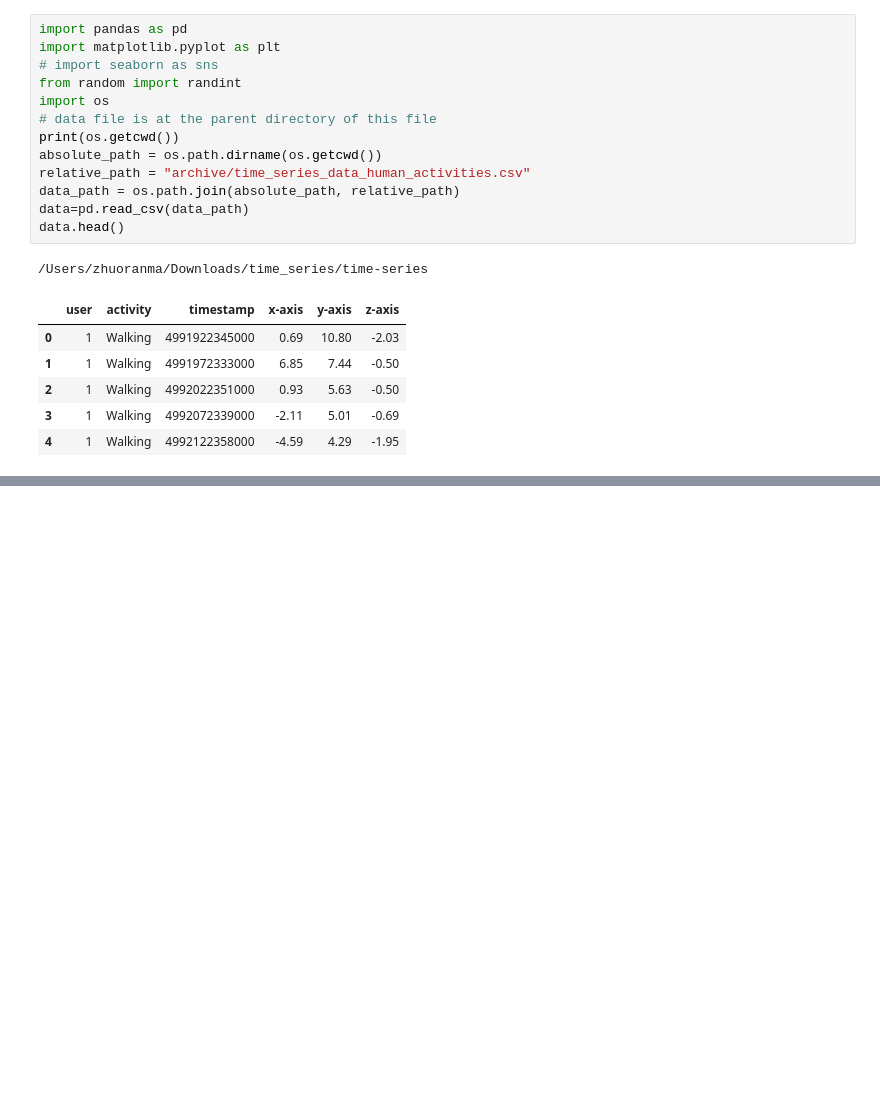
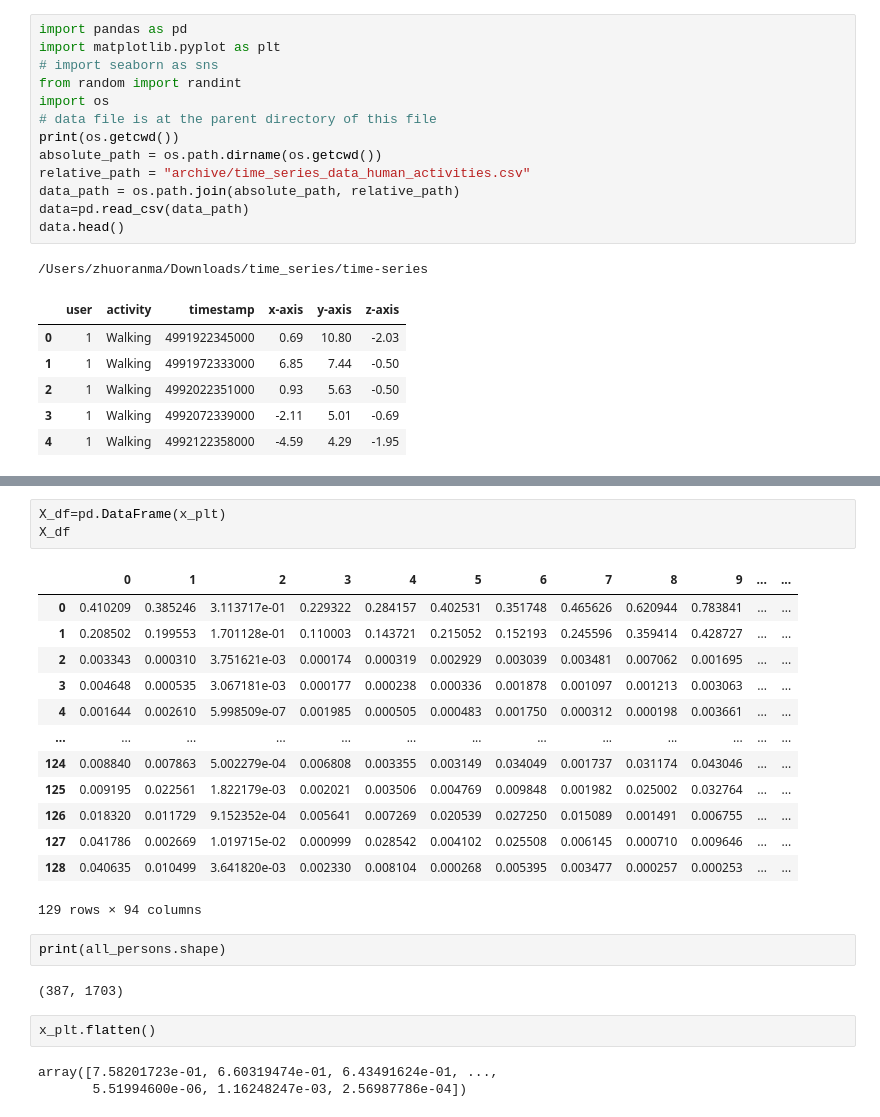
Before and after one commit to sarahtwystian/time-series, a Jupyter notebook: ACF_plot.ipynb, the cells around one changed output, grey strips where cells are left out. Cells and saved outputs as stored; diff of their text form; blank space fills up the shorter version.

```diff
--- a/ACF_plot.ipynb
+++ b/ACF_plot.ipynb
@@ -115,0 +178,26 @@ data (1000,)
+# %%
+X_df=pd.DataFrame(x_plt)
+X_df
+# %% [output]
+|  | 0 | 1 | 2 | 3 | 4 | 5 | 6 | 7 | 8 | 9 | ... | ... |
+| 0 | 0.410209 | 0.385246 | 3.113717e-01 | 0.229322 | 0.284157 | 0.402531 | 0.351748 | 0.465626 | 0.620944 | 0.783841 | ... | ... |
+| 1 | 0.208502 | 0.199553 | 1.701128e-01 | 0.110003 | 0.143721 | 0.215052 | 0.152193 | 0.245596 | 0.359414 | 0.428727 | ... | ... |
+| 2 | 0.003343 | 0.000310 | 3.751621e-03 | 0.000174 | 0.000319 | 0.002929 | 0.003039 | 0.003481 | 0.007062 | 0.001695 | ... | ... |
+| 3 | 0.004648 | 0.000535 | 3.067181e-03 | 0.000177 | 0.000238 | 0.000336 | 0.001878 | 0.001097 | 0.001213 | 0.003063 | ... | ... |
+| 4 | 0.001644 | 0.002610 | 5.998509e-07 | 0.001985 | 0.000505 | 0.000483 | 0.001750 | 0.000312 | 0.000198 | 0.003661 | ... | ... |
+| ... | ... | ... | ... | ... | ... | ... | ... | ... | ... | ... | ... | ... |
+| 124 | 0.008840 | 0.007863 | 5.002279e-04 | 0.006808 | 0.003355 | 0.003149 | 0.034049 | 0.001737 | 0.031174 | 0.043046 | ... | ... |
+| 125 | 0.009195 | 0.022561 | 1.822179e-03 | 0.002021 | 0.003506 | 0.004769 | 0.009848 | 0.001982 | 0.025002 | 0.032764 | ... | ... |
+| 126 | 0.018320 | 0.011729 | 9.152352e-04 | 0.005641 | 0.007269 | 0.020539 | 0.027250 | 0.015089 | 0.001491 | 0.006755 | ... | ... |
+| 127 | 0.041786 | 0.002669 | 1.019715e-02 | 0.000999 | 0.028542 | 0.004102 | 0.025508 | 0.006145 | 0.000710 | 0.009646 | ... | ... |
+| 128 | 0.040635 | 0.010499 | 3.641820e-03 | 0.002330 | 0.008104 | 0.000268 | 0.005395 | 0.003477 | 0.000257 | 0.000253 | ... | ... |
+129 rows × 94 columns
+# %%
+print(all_persons.shape)
+# %% [output]
+(387, 1703)
+# %%
+x_plt.flatten()
+# %% [output]
+array([7.58201723e-01, 6.60319474e-01, 6.43491624e-01, ...,
+       5.51994600e-06, 1.16248247e-03, 2.56987786e-04])
```
Also changed, not shown: parts of 9 cells of this notebook.
